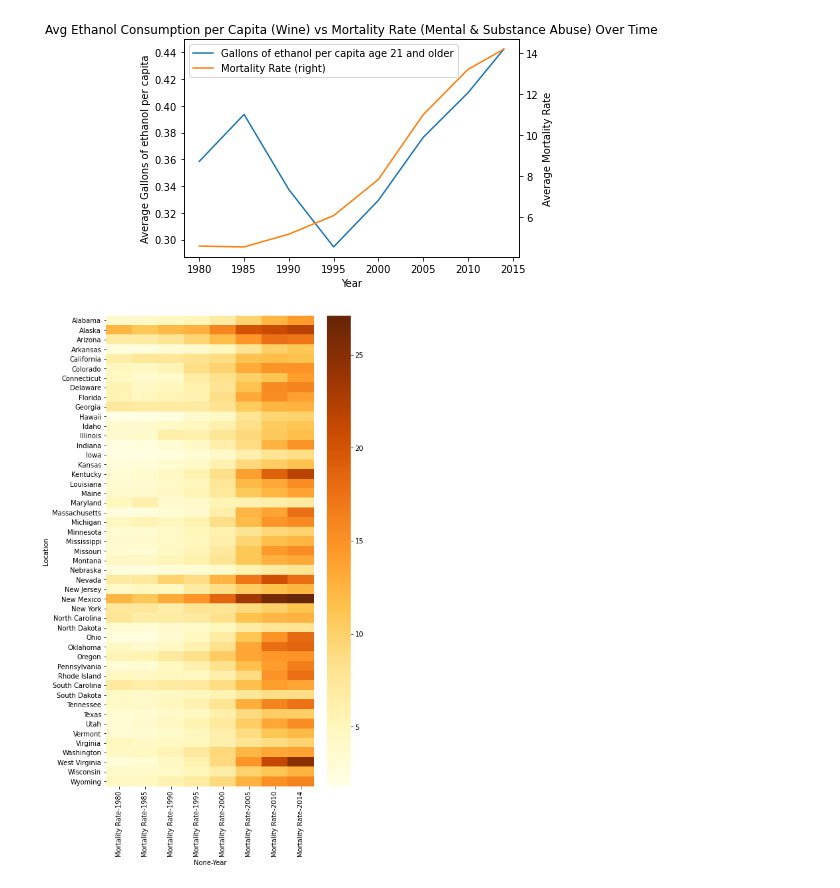
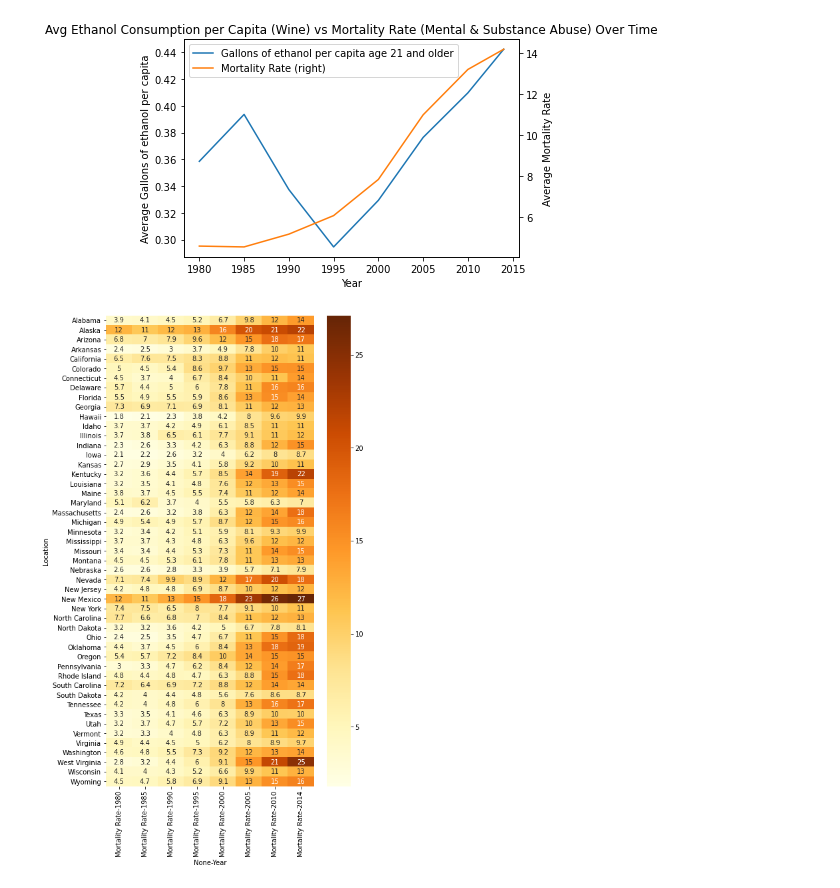
Before and after one commit to saleha456/Group1Project1, a Jupyter notebook: Mental_substance regression.ipynb, the cells around one changed output. Saved outputs shown, nothing was run; the diff lists cells and outputs as text; code cells hidden in the pictures.

```diff
--- a/Mental_substance regression.ipynb
+++ b/Mental_substance regression.ipynb
@@ -516,14 +516,14 @@ plt.show()
 # %%
 # Heatmap of Mortality Rate by State over Time
 
 mental4_state_group = df_concat_mental4[['Location','Year','Mortality Rate']]
 mental4_state_group = mental4_state_group.groupby(['Location','Year']).mean()
 
 
 mental4_state_group = mental4_state_group.unstack()
 
 plt.figure(figsize = (7,13))
-sns.heatmap(mental4_state_group, cmap='YlOrBr');
+sns.heatmap(mental4_state_group, cmap='YlOrBr', annot=True);
 plt.savefig('Images/heatmap.png')
 # %% [output]
-[figure, old version]
+[figure, new version]
```
Also changed, not shown: 1 other file.
